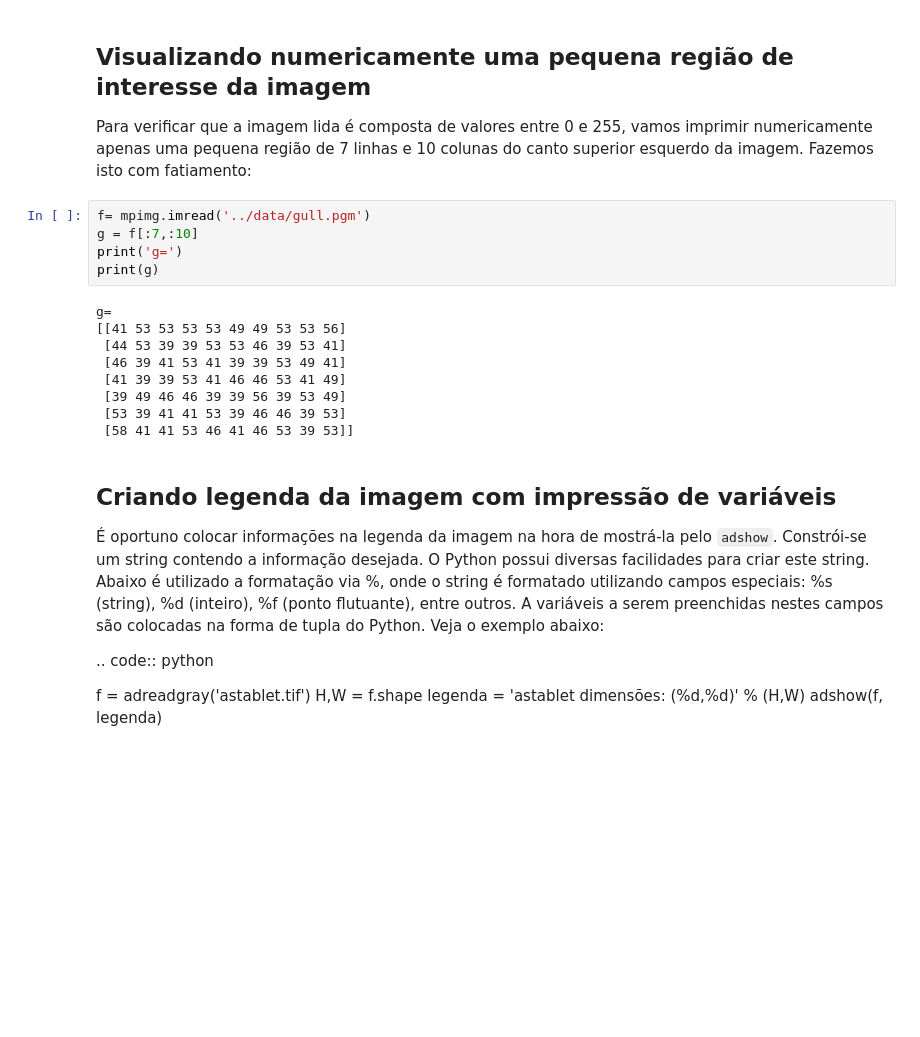
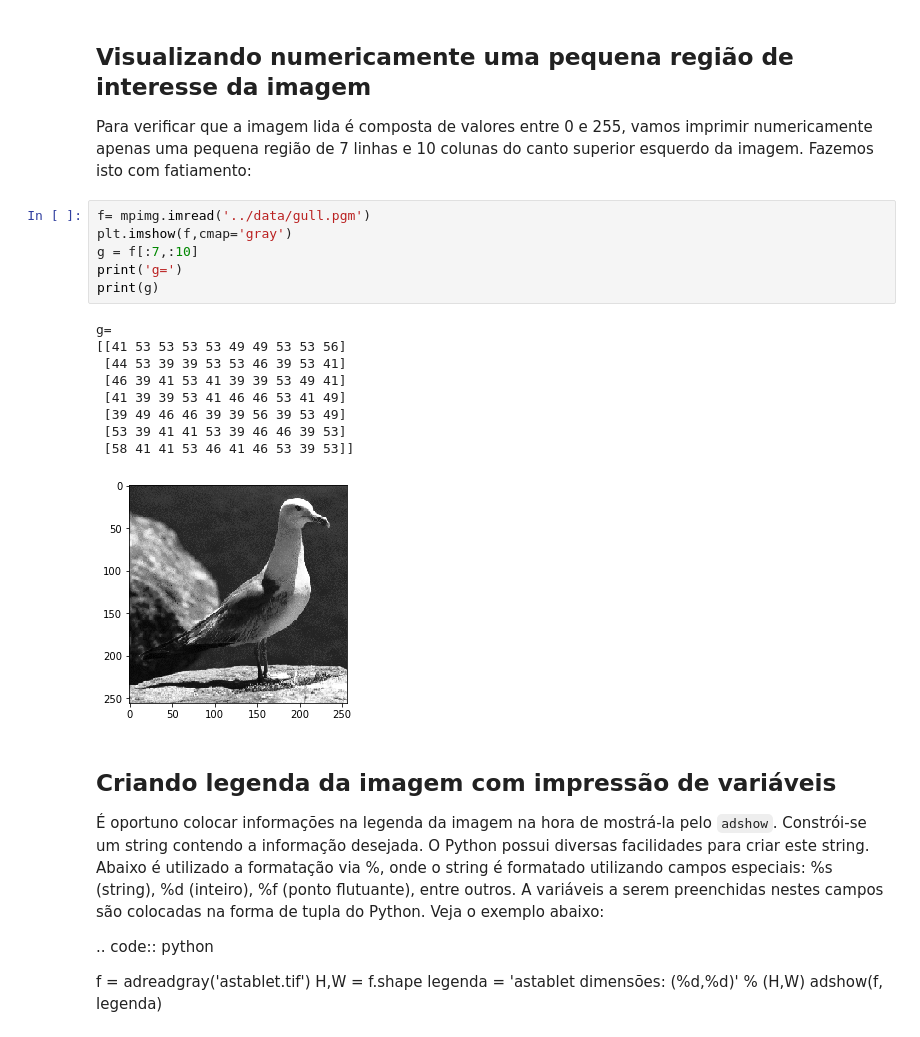
Before and after one commit to robertoalotufo/ia898, a Jupyter notebook: master/tutorial_img_ds.ipynb, the cells around one changed output. Drawn from its saved outputs; the diff is of its cells as text; blank space fills up the shorter version.

```diff
--- a/master/tutorial_img_ds.ipynb
+++ b/master/tutorial_img_ds.ipynb
@@ -162,18 +181,20 @@ apenas uma pequena região de 7 linhas e 10 colunas do canto superior esquerdo d
 com fatiamento:
 # %%
 f= mpimg.imread('../data/gull.pgm')
+plt.imshow(f,cmap='gray')
 g = f[:7,:10]
 print('g=')
 print(g)
 # %% [output]
 g=
 [[41 53 53 53 53 49 49 53 53 56]
  [44 53 39 39 53 53 46 39 53 41]
  [46 39 41 53 41 39 39 53 49 41]
  [41 39 39 53 41 46 46 53 41 49]
  [39 49 46 46 39 39 56 39 53 49]
  [53 39 41 41 53 39 46 46 39 53]
  [58 41 41 53 46 41 46 53 39 53]]
+[figure, added]
 # %% [markdown]
 ## Criando legenda da imagem com impressão de variáveis
 
```
Also changed, not shown: parts of 3 cells of this notebook, 5 other files.
